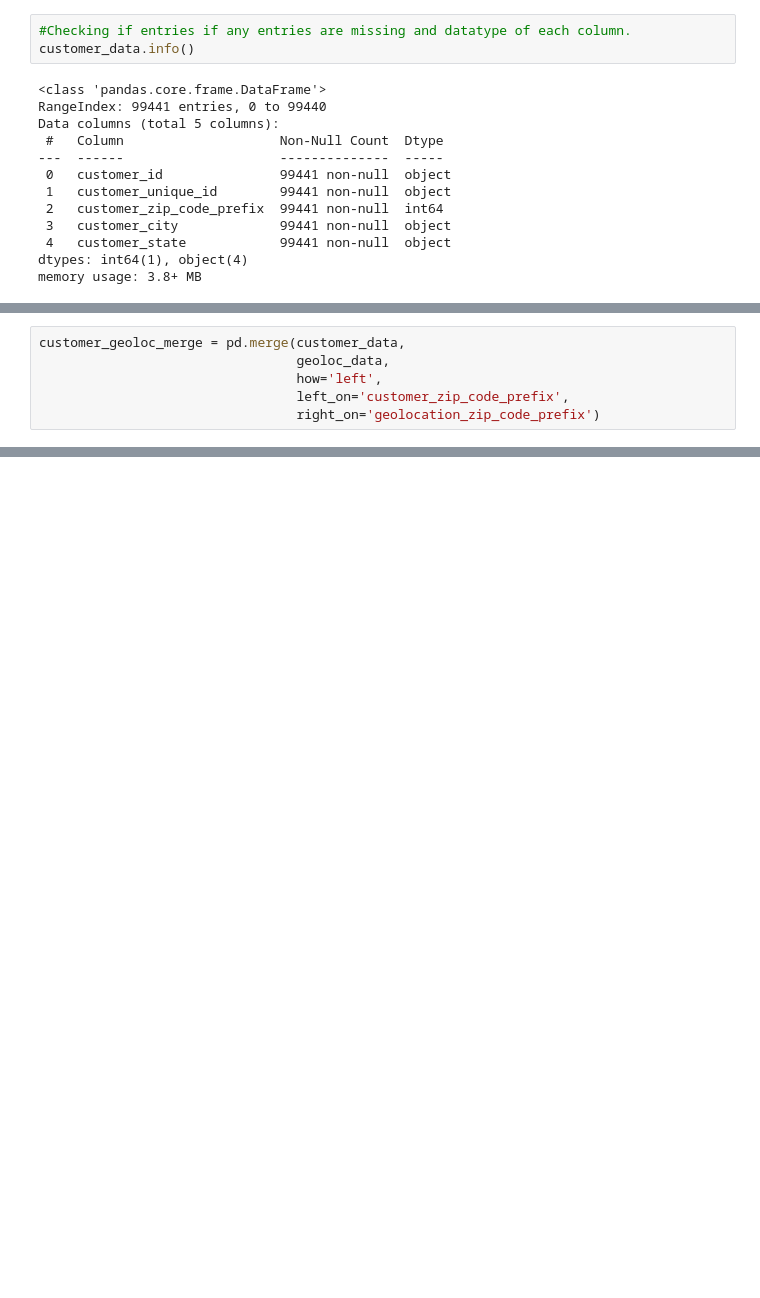
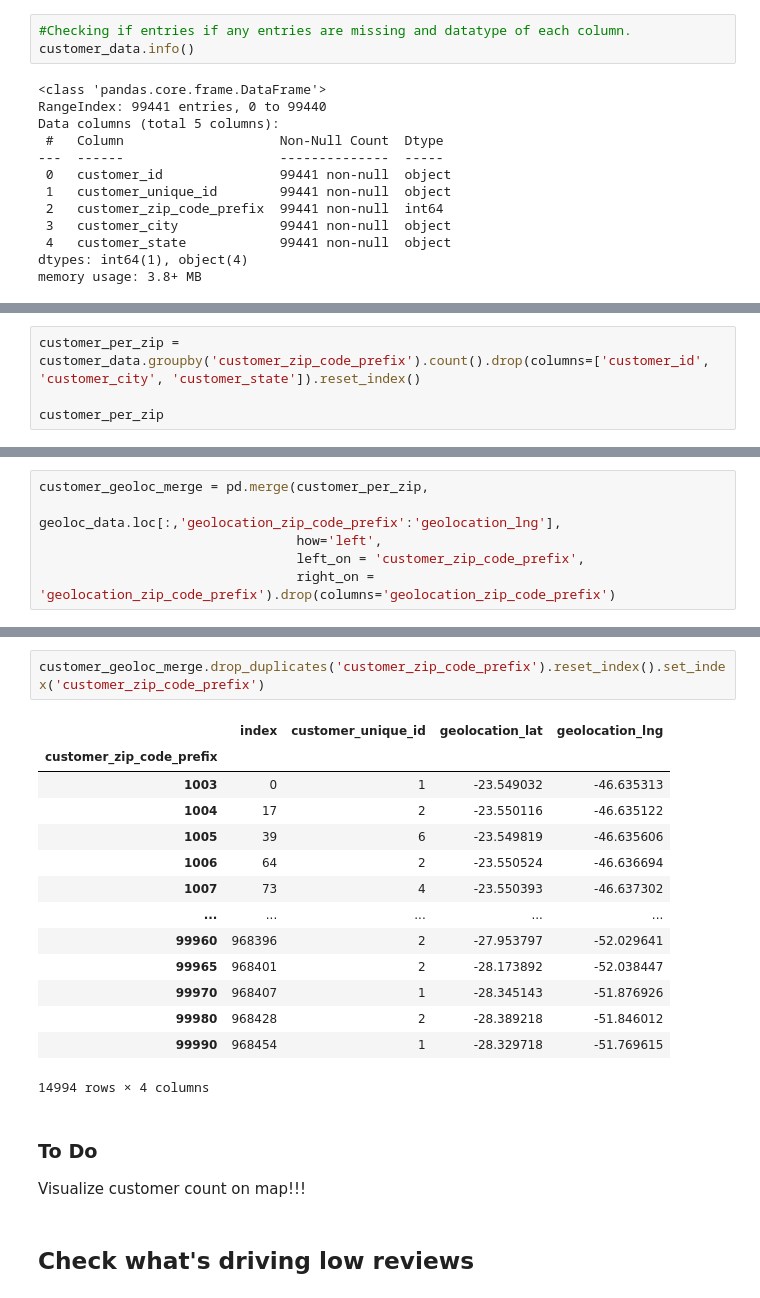
Before and after one commit to DucVanNgo/olist, a Jupyter notebook: notebooks/Data Exploration.ipynb, the cells around one changed output, grey strips where cells are left out. Cells and saved outputs as stored; diff of their text form; blank space fills up the shorter version.

```diff
--- a/notebooks/Data Exploration.ipynb
+++ b/notebooks/Data Exploration.ipynb
@@ -82,0 +87,4 @@ memory usage: 3.8+ MB
+# %%
+customer_per_zip = customer_data.groupby('customer_zip_code_prefix').count().drop(columns=['customer_id', 'customer_city', 'customer_state']).reset_index()
+
+customer_per_zip
@@ -101,6 +122,6 @@ geoloc_data
 # %%
-customer_geoloc_merge = pd.merge(customer_data,
-                                 geoloc_data,
+customer_geoloc_merge = pd.merge(customer_per_zip,
+                                 geoloc_data.loc[:,'geolocation_zip_code_prefix':'geolocation_lng'],
                                  how='left',
-                                 left_on='customer_zip_code_prefix',
-                                 right_on='geolocation_zip_code_prefix')
+                                 left_on = 'customer_zip_code_prefix',
+                                 right_on = 'geolocation_zip_code_prefix').drop(columns='geolocation_zip_code_prefix')
@@ -122,0 +128,23 @@ customer_geoloc_merge
+# %%
+customer_geoloc_merge.drop_duplicates('customer_zip_code_prefix').reset_index().set_index('customer_zip_code_prefix')
+# %% [output]
+|  | index | customer_unique_id | geolocation_lat | geolocation_lng |
+| customer_zip_code_prefix |  |  |  |  |
+| 1003 | 0 | 1 | -23.549032 | -46.635313 |
+| 1004 | 17 | 2 | -23.550116 | -46.635122 |
+| 1005 | 39 | 6 | -23.549819 | -46.635606 |
+| 1006 | 64 | 2 | -23.550524 | -46.636694 |
+| 1007 | 73 | 4 | -23.550393 | -46.637302 |
+| ... | ... | ... | ... | ... |
+| 99960 | 968396 | 2 | -27.953797 | -52.029641 |
+| 99965 | 968401 | 2 | -28.173892 | -52.038447 |
+| 99970 | 968407 | 1 | -28.345143 | -51.876926 |
+| 99980 | 968428 | 2 | -28.389218 | -51.846012 |
+| 99990 | 968454 | 1 | -28.329718 | -51.769615 |
+14994 rows × 4 columns
+# %% [markdown]
+### To Do
+
+Visualize customer count on map!!!
+# %% [markdown]
+## Check what's driving low reviews
```
Also changed, not shown: parts of 6 cells of this notebook.
